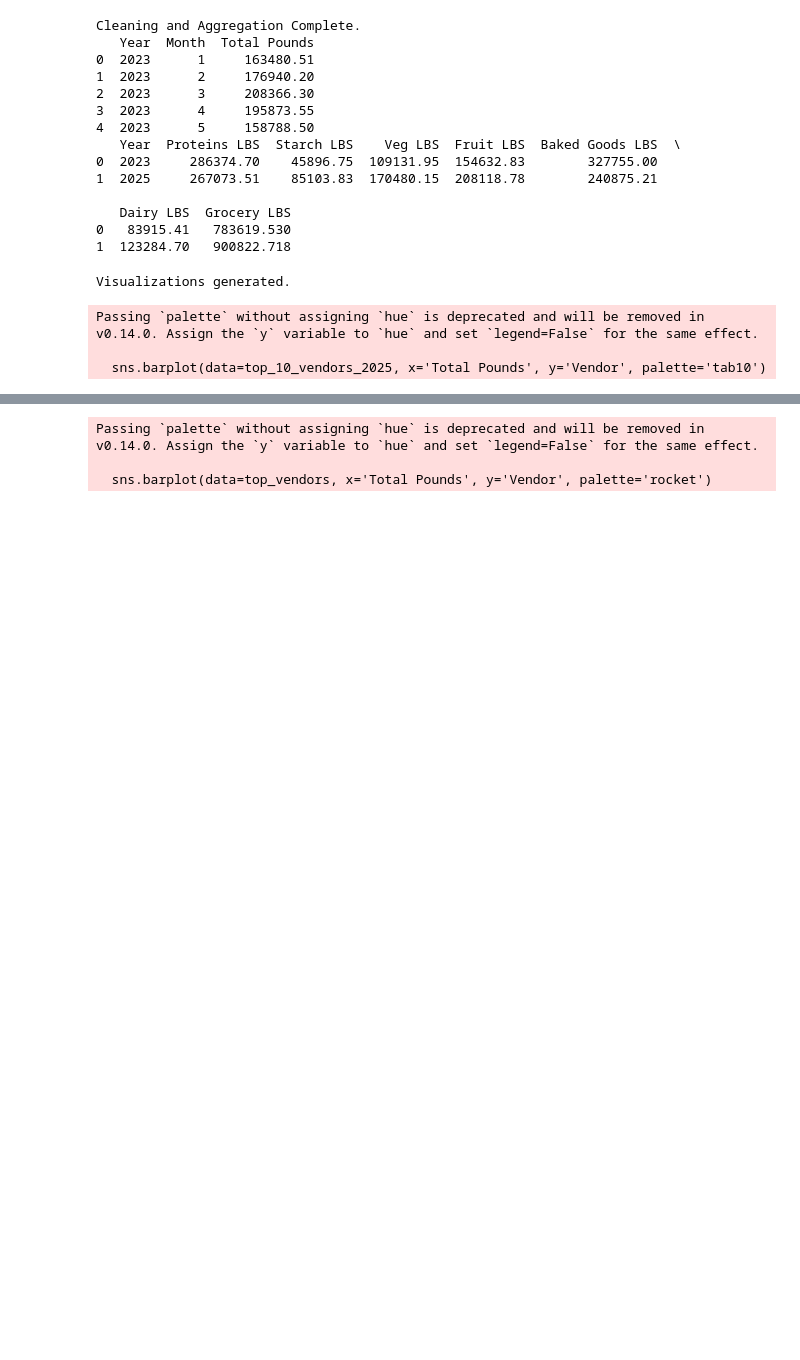
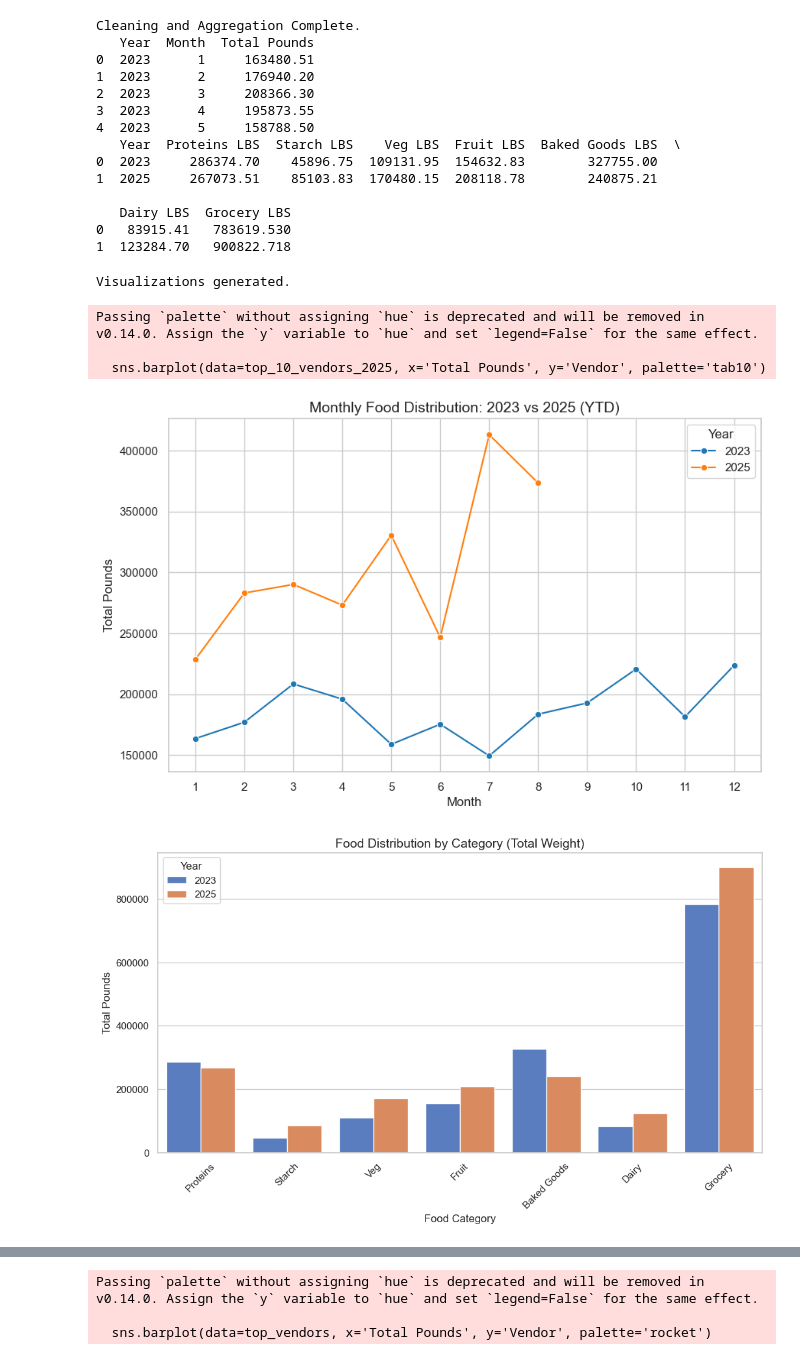
Before and after one commit to nhuytan/cultivatefood_copy, a Jupyter notebook: Ryan/dashboard.ipynb, the cells around one changed output, grey strips where cells are left out. Cells and saved outputs as stored; diff of their text form; code cells hidden in the pictures; blank space fills up the shorter version.

```diff
--- a/Ryan/dashboard.ipynb
+++ b/Ryan/dashboard.ipynb
@@ -257,14 +257,13 @@ sns.set_theme(style="whitegrid")
 # 1. Trend Analysis: Total Pounds by Month
 plt.figure(figsize=(10, 6))
 # Can filter 2023 to only include months present in 2025 for a fair comparison
-sns.lineplot(data=monthly_stats, x='Month', y='Total Pounds', hue='Year', marker='o', palette='viridis')
+sns.lineplot(data=monthly_stats, x='Month', y='Total Pounds', hue='Year', marker='o', palette='tab10')
 plt.title('Monthly Food Distribution: 2023 vs 2025 (YTD)', fontsize=14)
 plt.xlabel('Month', fontsize=12)
 plt.ylabel('Total Pounds', fontsize=12)
 plt.xticks(range(1, 13))
 plt.legend(title='Year')
 plt.savefig('food_distribution_trend.png')
-plt.close()
 
 # 2. Food Category Breakdown Comparison
 # Reshape category_stats for plotting
@@ -278,36 +277,35 @@ plt.ylabel('Total Pounds', fontsize=12)
 plt.xlabel('Food Category', fontsize=12)
 plt.xticks(rotation=45)
 plt.savefig('food_categories_comparison.png')
-plt.close()
 
 # 3. County Distribution (Summing across both years or showing per year)
 county_top = combined_df.groupby(['County', 'Year'])['Total Pounds'].sum().reset_index()
 # Sort counties by total pounds for better visualization
 county_order = combined_df.groupby('County')['Total Pounds'].sum().sort_values(ascending=False).index
 
 plt.figure(figsize=(10, 6))
 sns.barplot(data=county_top, x='County', y='Total Pounds', hue='Year', order=county_order, palette='tab10')
 plt.title('Total Food Distribution by County', fontsize=14)
 plt.ylabel('Total Pounds', fontsize=12)
 plt.xlabel('County', fontsize=12)
 plt.savefig('county_distribution.png')
-plt.close()
 
 # 4. Top 10 Vendors in 2025
 top_10_vendors_2025 = df_2025_clean.groupby('Vendor')['Total Pounds'].sum().sort_values(ascending=False).head(10).reset_index()
 
 plt.figure(figsize=(10, 8))
 sns.barplot(data=top_10_vendors_2025, x='Total Pounds', y='Vendor', palette='tab10')
 plt.title('Top 10 Food Recipients (Vendors) in 2025', fontsize=14)
 plt.xlabel('Total Pounds', fontsize=12)
 plt.ylabel('Vendor Name', fontsize=12)
 plt.tight_layout()
 plt.savefig('top_vendors_2025.png')
-plt.close()
 
 print("Visualizations generated.")
 # %% [output]
 Visualizations generated.
 Passing `palette` without assigning `hue` is deprecated and will be removed in v0.14.0. Assign the `y` variable to `hue` and set `legend=False` for the same effect.
 
   sns.barplot(data=top_10_vendors_2025, x='Total Pounds', y='Vendor', palette='tab10')
+[figure, added]
+[figure, added]
```
Also changed, not shown: parts of 4 cells of this notebook.
